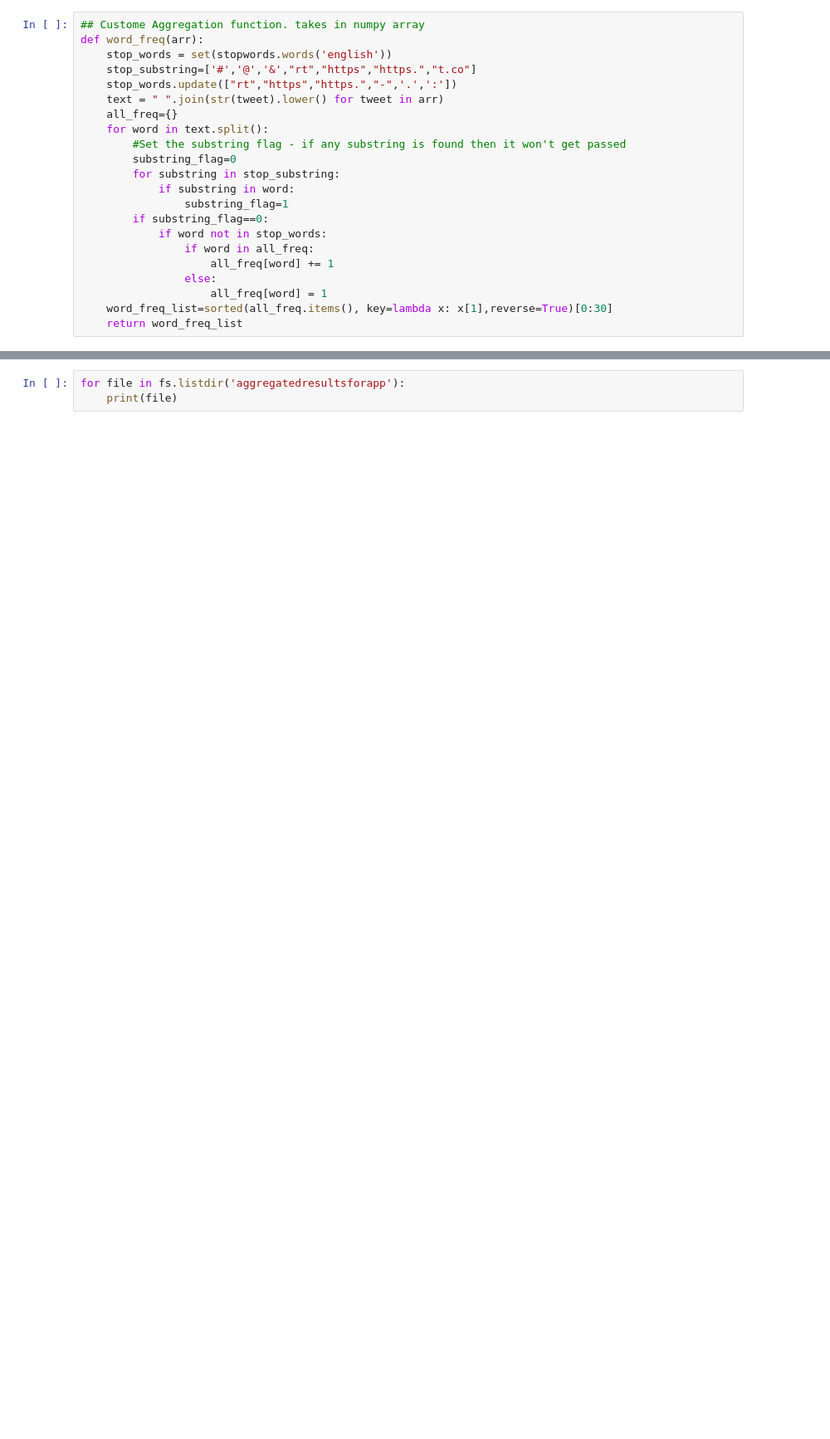
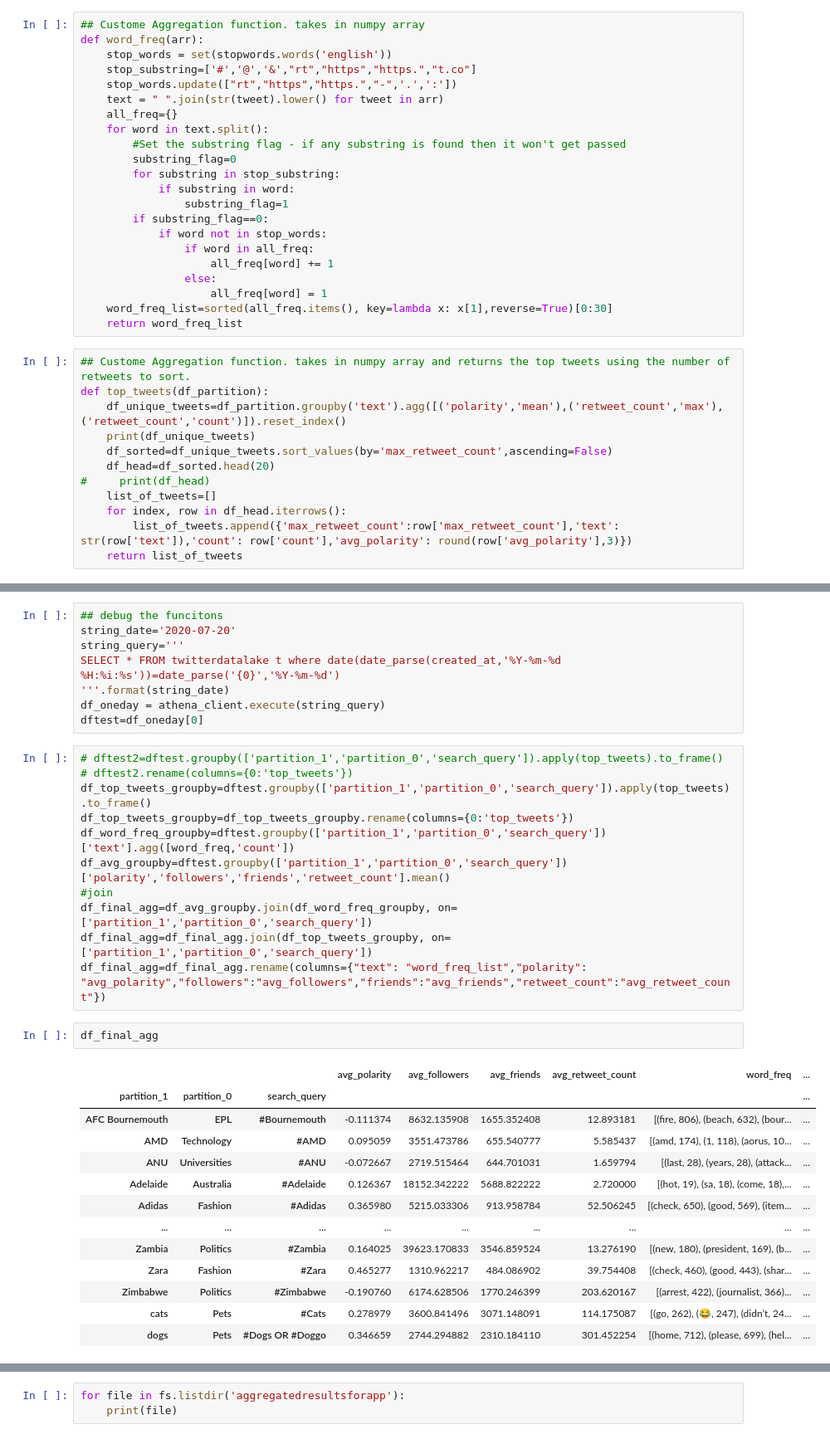
Before and after one commit to wjia26/twitter-sentiment-analysis, a Jupyter notebook: ETLAggregationJobForApp.ipynb, the cells around one changed output, grey strips where cells are left out. Shown: that part at 83% size. Saved outputs shown, nothing was run; the diff lists cells and outputs as text; blank space fills up the shorter version.

```diff
--- a/ETLAggregationJobForApp.ipynb
+++ b/ETLAggregationJobForApp.ipynb
@@ -41,3 +53,15 @@ def word_freq(arr):
                     all_freq[word] = 1
     word_freq_list=sorted(all_freq.items(), key=lambda x: x[1],reverse=True)[0:30]
     return word_freq_list
+# %%
+## Custome Aggregation function. takes in numpy array and returns the top tweets using the number of retweets to sort.
+def top_tweets(df_partition):
+    df_unique_tweets=df_partition.groupby('text').agg([('polarity','mean'),('retweet_count','max'),('retweet_count','count')]).reset_index()
+    print(df_unique_tweets)
+    df_sorted=df_unique_tweets.sort_values(by='max_retweet_count',ascending=False)
+    df_head=df_sorted.head(20)
+#     print(df_head)
+    list_of_tweets=[]
+    for index, row in df_head.iterrows():
+        list_of_tweets.append({'max_retweet_count':row['max_retweet_count'],'text': str(row['text']),'count': row['count'],'avg_polarity': round(row['avg_polarity'],3)})
+    return list_of_tweets
@@ -43,0 +72,35 @@ def word_freq(arr):
+# %%
+## debug the funcitons
+string_date='2020-07-20'
+string_query='''
+SELECT * FROM twitterdatalake t where date(date_parse(created_at,'%Y-%m-%d %H:%i:%s'))=date_parse('{0}','%Y-%m-%d')
+'''.format(string_date)
+df_oneday = athena_client.execute(string_query)
+dftest=df_oneday[0]
+# %%
+# dftest2=dftest.groupby(['partition_1','partition_0','search_query']).apply(top_tweets).to_frame()
+# dftest2.rename(columns={0:'top_tweets'})
+df_top_tweets_groupby=dftest.groupby(['partition_1','partition_0','search_query']).apply(top_tweets).to_frame()
+df_top_tweets_groupby=df_top_tweets_groupby.rename(columns={0:'top_tweets'})
+df_word_freq_groupby=dftest.groupby(['partition_1','partition_0','search_query'])['text'].agg([word_freq,'count'])
+df_avg_groupby=dftest.groupby(['partition_1','partition_0','search_query'])['polarity','followers','friends','retweet_count'].mean()
+#join
+df_final_agg=df_avg_groupby.join(df_word_freq_groupby, on=['partition_1','partition_0','search_query'])
+df_final_agg=df_final_agg.join(df_top_tweets_groupby, on=['partition_1','partition_0','search_query'])
+df_final_agg=df_final_agg.rename(columns={"text": "word_freq_list","polarity": "avg_polarity","followers":"avg_followers","friends":"avg_friends","retweet_count":"avg_retweet_count"})
+# %%
+df_final_agg
+# %% [output]
+|  |  |  | avg_polarity | avg_followers | avg_friends | avg_retweet_count | word_freq | ... |
+| partition_1 | partition_0 | search_query |  |  |  |  |  | ... |
+| AFC Bournemouth | EPL | #Bournemouth | -0.111374 | 8632.135908 | 1655.352408 | 12.893181 | [(fire, 806), (beach, 632), (bour... | ... |
+| AMD | Technology | #AMD | 0.095059 | 3551.473786 | 655.540777 | 5.585437 | [(amd, 174), (1, 118), (aorus, 10... | ... |
+| ANU | Universities | #ANU | -0.072667 | 2719.515464 | 644.701031 | 1.659794 | [(last, 28), (years, 28), (attack... | ... |
+| Adelaide | Australia | #Adelaide | 0.126367 | 18152.342222 | 5688.822222 | 2.720000 | [(hot, 19), (sa, 18), (come, 18),... | ... |
+| Adidas | Fashion | #Adidas | 0.365980 | 5215.033306 | 913.958784 | 52.506245 | [(check, 650), (good, 569), (item... | ... |
+| ... | ... | ... | ... | ... | ... | ... | ... | ... |
+| Zambia | Politics | #Zambia | 0.164025 | 39623.170833 | 3546.859524 | 13.276190 | [(new, 180), (president, 169), (b... | ... |
+| Zara | Fashion | #Zara | 0.465277 | 1310.962217 | 484.086902 | 39.754408 | [(check, 460), (good, 443), (shar... | ... |
+| Zimbabwe | Politics | #Zimbabwe | -0.190760 | 6174.628506 | 1770.246399 | 203.620167 | [(arrest, 422), (journalist, 366)... | ... |
+| cats | Pets | #Cats | 0.278979 | 3600.841496 | 3071.148091 | 114.175087 | [(go, 262), (😂, 247), (didn’t, 24... | ... |
+| dogs | Pets | #Dogs OR #Doggo | 0.346659 | 2744.294882 | 2310.184110 | 301.452254 | [(home, 712), (please, 699), (hel... | ... |
```
Also changed, not shown: parts of 6 cells of this notebook, 9 other files.
